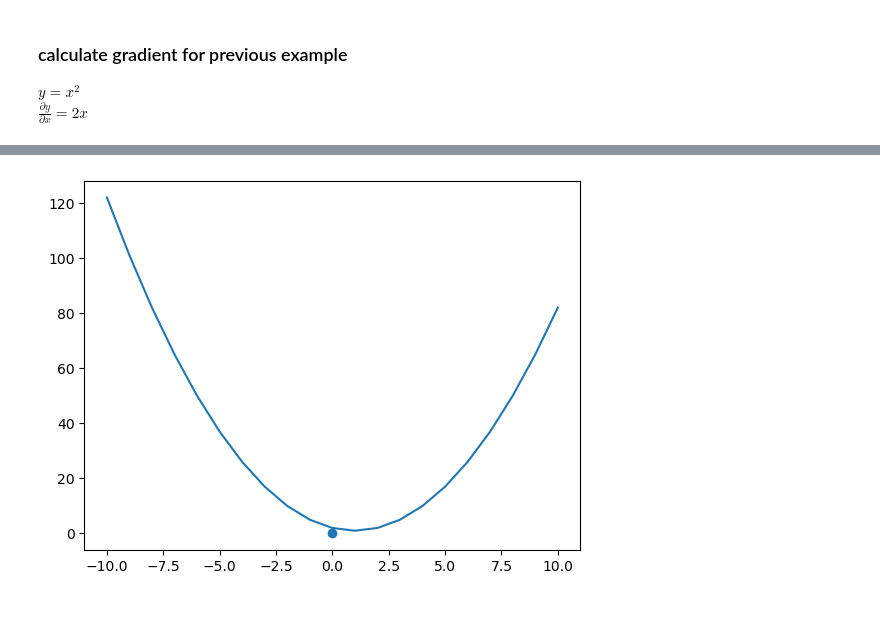
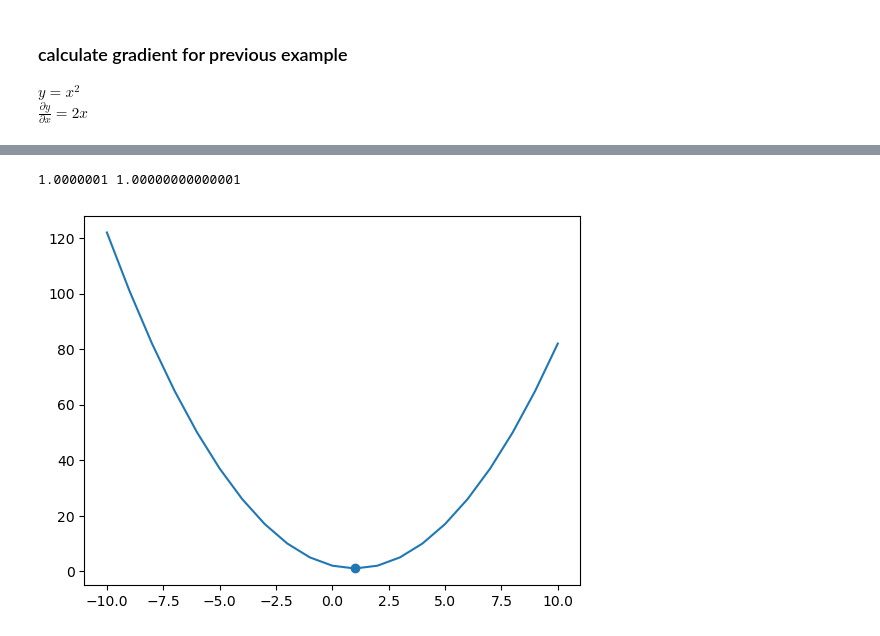
Before and after one commit to Jithendiran/mlTask, a Jupyter notebook: docs/Basics.ipynb, the cells around one changed output, grey strips where cells are left out. Drawn from its saved outputs; the diff is of its cells as text; code cells hidden in the pictures.

```diff
--- a/docs/Basics.ipynb
+++ b/docs/Basics.ipynb
@@ -251,5 +251,9 @@ $$
 $y=x^2$
 $\frac{\partial y}{\partial x} = 2x$
 # %%
-def grad(x):
-    return x + (2 * x + 0.00001) #0.00001 is to escape from 0 multiply
+def grad(x,alpha=0.01):
+    '''
+        x : the  value
+        alpha: control vparameter (0 to 1)
+    '''
+    return x + (alpha * (((2 * x ) - 2 )+ 0.00001)) #0.00001 is to escape from 0 multiply
@@ -271,7 +260,13 @@ plt.show()
-# %%
-plt.plot(x,y)
-p = grad(p)
-plt.scatter(0,p)
-plt.show()
-# %% [output]
-[figure, removed]
+# %%
+# consider x is take from 1
+x1 = 1
+y1 = ((x1 - 1) ** 2) + 1
+
+plt.plot(x,y)
+x1 = grad(x1)
+y1 = ((x1 - 1) ** 2) + 1 # y value will be change based on x value
+plt.scatter(x1,y1)
+print(x1,y1)
+# %% [output]
+1.0000001 1.00000000000001
+[figure, added]
```
Also changed, not shown: parts of 15 cells of this notebook.
